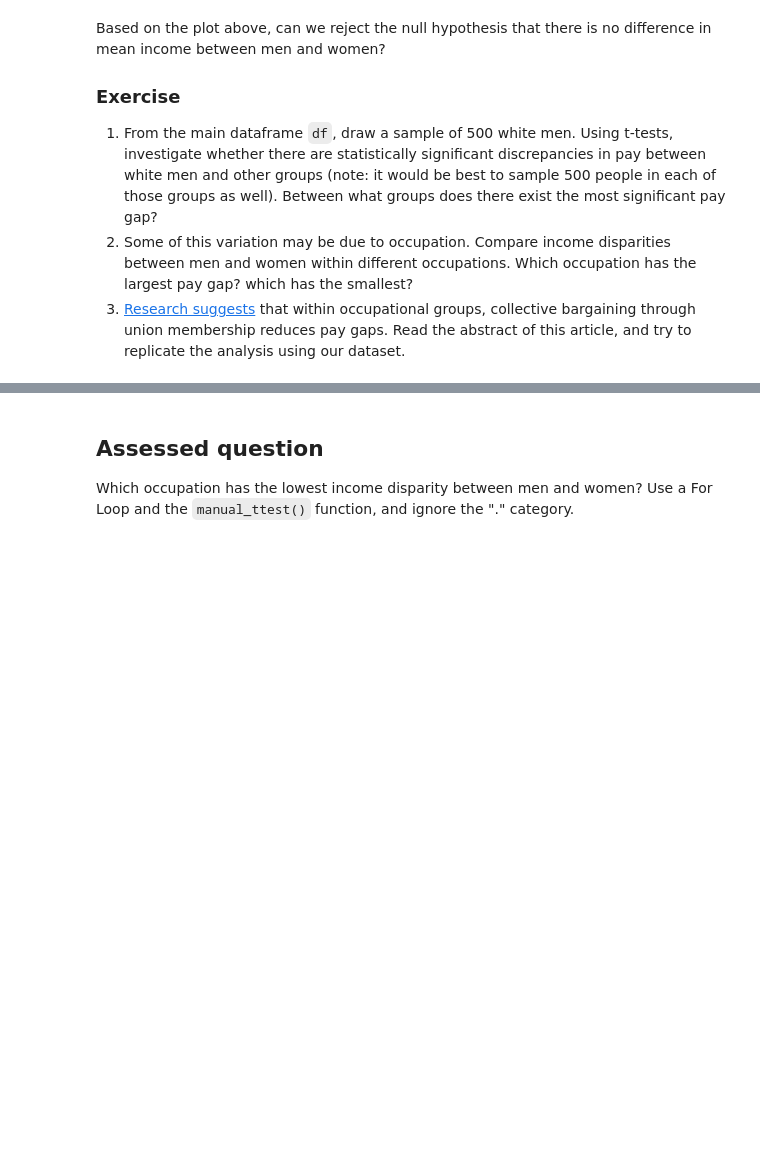
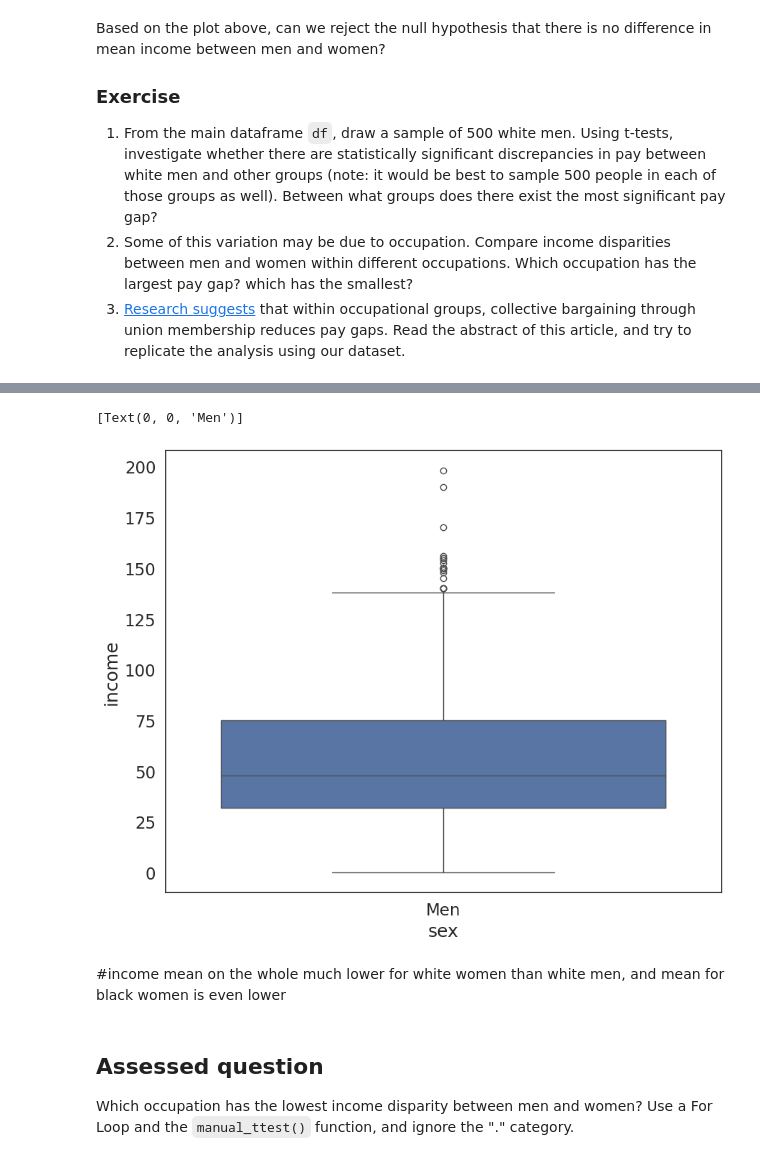
Before and after one commit to rebeccarlredmayne-cmd/QM2, a Jupyter notebook: NEW_W06_Hypothesis_Testing.ipynb, the cells around one changed output, grey strips where cells are left out. Drawn from its saved outputs; the diff is of its cells as text; code cells hidden in the pictures; blank space fills up the shorter version.

```diff
--- a/NEW_W06_Hypothesis_Testing.ipynb
+++ b/NEW_W06_Hypothesis_Testing.ipynb
@@ -315,3 +371,10 @@ white_men_sample
+# %%
+sns.boxplot(data=white_men_sample , x='sex', y='income').set_xticklabels(['Men'])
+# %% [output]
+[Text(0, 0, 'Men')]
+[figure, added]
+# %% [markdown]
+#income mean on the whole much lower for white women than white men, and mean for black women is even lower
 # %% [markdown]
 ## Assessed question
 
```
Also changed, not shown: parts of 16 cells of this notebook.
